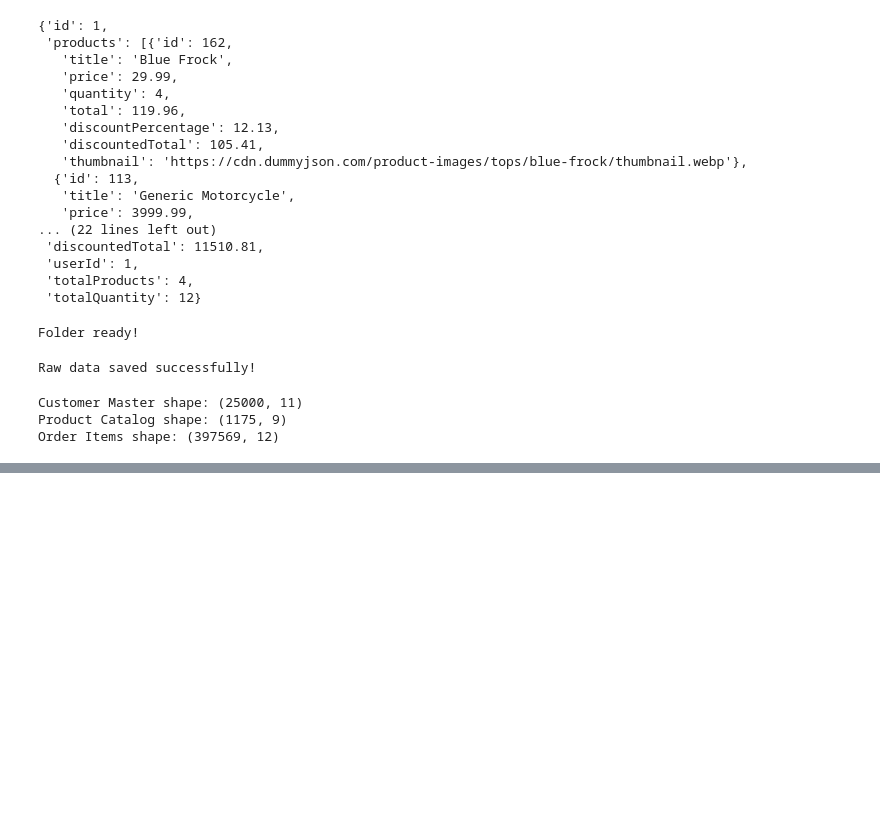
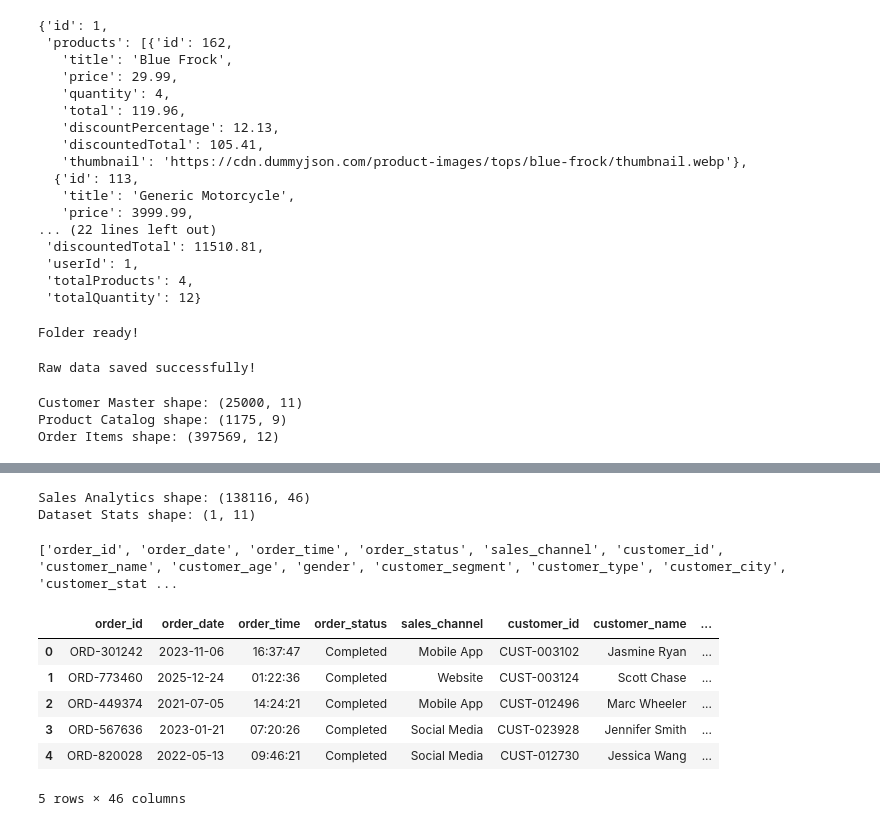
Before and after one commit to Arooj2002/agentic-customer360-bi-platform, a Jupyter notebook: extract_explore.ipynb, the cells around one changed output, grey strips where cells are left out. Drawn from its saved outputs; the diff is of its cells as text; code cells hidden in the pictures; blank space fills up the shorter version.

```diff
--- a/extract_explore.ipynb
+++ b/extract_explore.ipynb
@@ -152,0 +257,22 @@ Order Items shape: (397569, 12)
+# %%
+# Baaki 2 files load karo (sahi filenames ke sath)
+sales_analytics = pd.read_csv(kaggle_path + "ecommerce_sales_customer_analytics_150k.csv")
+dataset_stats = pd.read_csv(kaggle_path + "dataset_statistics.csv")
+
+print("Sales Analytics shape:", sales_analytics.shape)
+print("Dataset Stats shape:", dataset_stats.shape)
+# %% [output]
+Sales Analytics shape: (138116, 46)
+Dataset Stats shape: (1, 11)
+# %%
+print(sales_analytics.columns.tolist())
+sales_analytics.head()
+# %% [output]
+['order_id', 'order_date', 'order_time', 'order_status', 'sales_channel', 'customer_id', 'customer_name', 'customer_age', 'gender', 'customer_segment', 'customer_type', 'customer_city', 'customer_stat ...
+|  | order_id | order_date | order_time | order_status | sales_channel | customer_id | customer_name | ... |
+| 0 | ORD-301242 | 2023-11-06 | 16:37:47 | Completed | Mobile App | CUST-003102 | Jasmine Ryan | ... |
+| 1 | ORD-773460 | 2025-12-24 | 01:22:36 | Completed | Website | CUST-003124 | Scott Chase | ... |
+| 2 | ORD-449374 | 2021-07-05 | 14:24:21 | Completed | Mobile App | CUST-012496 | Marc Wheeler | ... |
+| 3 | ORD-567636 | 2023-01-21 | 07:20:26 | Completed | Social Media | CUST-023928 | Jennifer Smith | ... |
+| 4 | ORD-820028 | 2022-05-13 | 09:46:21 | Completed | Social Media | CUST-012730 | Jessica Wang | ... |
+5 rows × 46 columns
```
Also changed, not shown: parts of 10 cells of this notebook, 6 other files.
